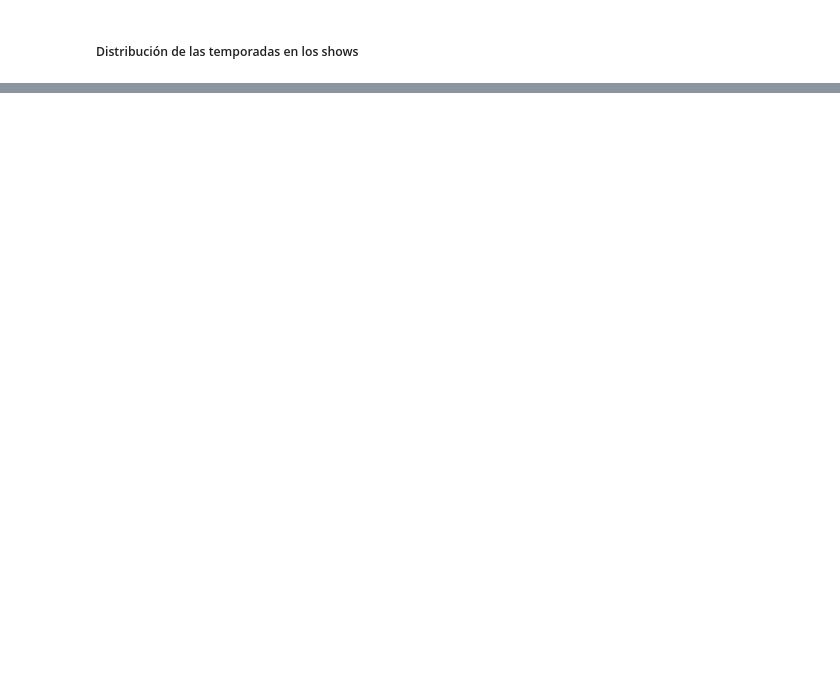
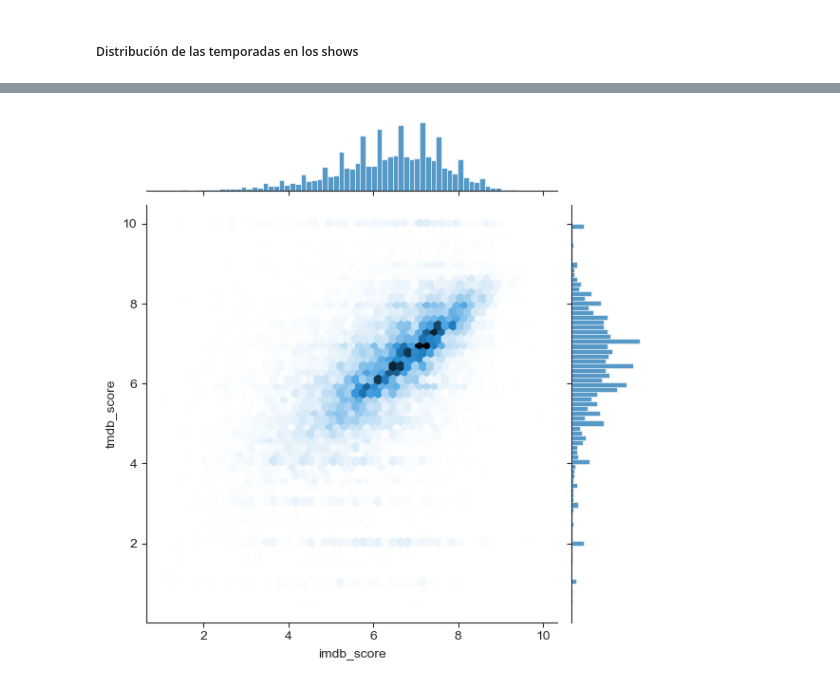
Before and after one commit to charliebrown007/05-Case_Analysis, a Jupyter notebook: 8. Movies and shows/Movies and shows.ipynb, the cells around one changed output, grey strips where cells are left out. Saved outputs shown, nothing was run; the diff lists cells and outputs as text; code cells hidden in the pictures; blank space fills up the shorter version.

```diff
--- a/8. Movies and shows/Movies and shows.ipynb
+++ b/8. Movies and shows/Movies and shows.ipynb
@@ -214,0 +225,10 @@ plt.show()
+# %%
+# Estilo
+sns.set_style('ticks')
+
+# Gráfico
+sns.jointplot(data = df2, x = 'imdb_score', y = 'tmdb_score', kind = 'hex', palette = 'cividis')
+
+plt.show()
+# %% [output]
+[figure, added]
```
Also changed, not shown: parts of 10 cells of this notebook.
